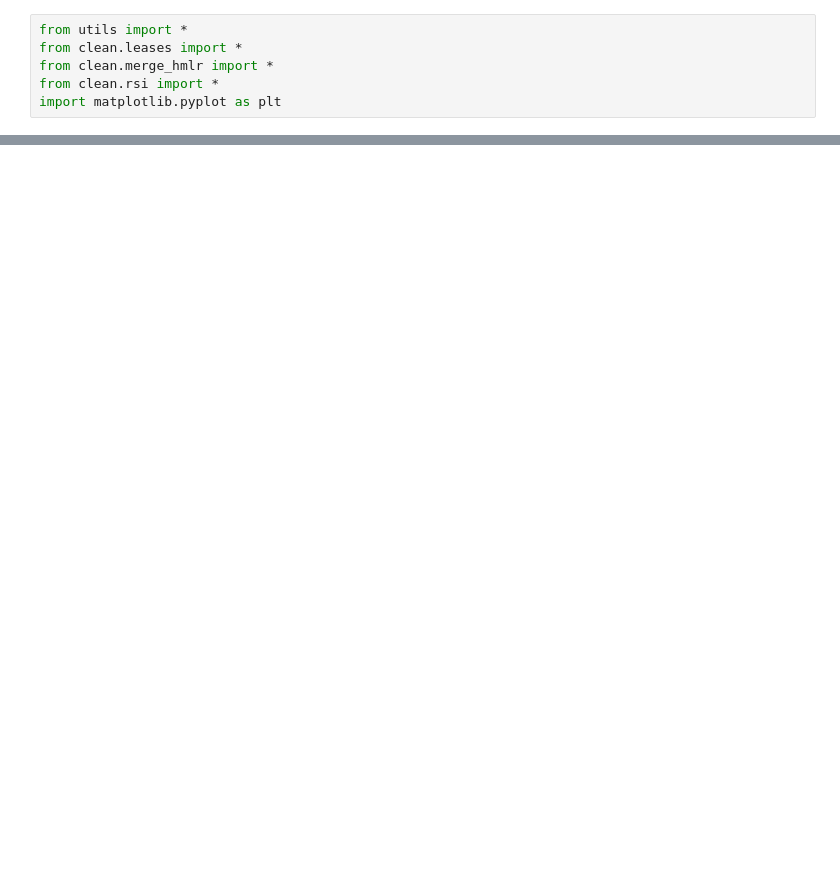
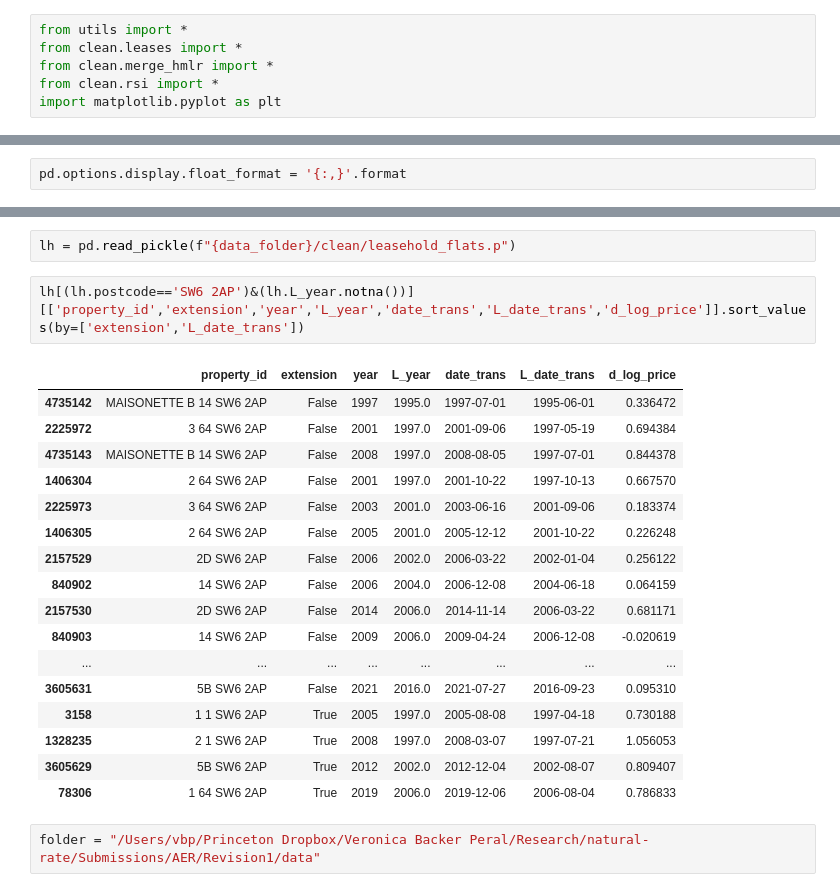
Before and after one commit to veronicabp/ystar-dynamics, a Jupyter notebook: code/scratch_work.ipynb, the cells around one changed output, grey strips where cells are left out. Saved outputs shown, nothing was run; the diff lists cells and outputs as text; blank space fills up the shorter version.

```diff
--- a/code/scratch_work.ipynb
+++ b/code/scratch_work.ipynb
@@ -331,0 +7,2 @@ plt.plot(x.date_trans, x.sh)
+# %%
+pd.options.display.float_format = '{:,}'.format
@@ -331,0 +96,24 @@ plt.plot(x.date_trans, x.sh)
+# %%
+lh = pd.read_pickle(f"{data_folder}/clean/leasehold_flats.p")
+# %%
+lh[(lh.postcode=='SW6 2AP')&(lh.L_year.notna())][['property_id','extension','year','L_year','date_trans','L_date_trans','d_log_price']].sort_values(by=['extension','L_date_trans'])
+# %% [output]
+|  | property_id | extension | year | L_year | date_trans | L_date_trans | d_log_price |
+| 4735142 | MAISONETTE B 14 SW6 2AP | False | 1997 | 1995.0 | 1997-07-01 | 1995-06-01 | 0.336472 |
+| 2225972 | 3 64 SW6 2AP | False | 2001 | 1997.0 | 2001-09-06 | 1997-05-19 | 0.694384 |
+| 4735143 | MAISONETTE B 14 SW6 2AP | False | 2008 | 1997.0 | 2008-08-05 | 1997-07-01 | 0.844378 |
+| 1406304 | 2 64 SW6 2AP | False | 2001 | 1997.0 | 2001-10-22 | 1997-10-13 | 0.667570 |
+| 2225973 | 3 64 SW6 2AP | False | 2003 | 2001.0 | 2003-06-16 | 2001-09-06 | 0.183374 |
+| 1406305 | 2 64 SW6 2AP | False | 2005 | 2001.0 | 2005-12-12 | 2001-10-22 | 0.226248 |
+| 2157529 | 2D SW6 2AP | False | 2006 | 2002.0 | 2006-03-22 | 2002-01-04 | 0.256122 |
+| 840902 | 14 SW6 2AP | False | 2006 | 2004.0 | 2006-12-08 | 2004-06-18 | 0.064159 |
+| 2157530 | 2D SW6 2AP | False | 2014 | 2006.0 | 2014-11-14 | 2006-03-22 | 0.681171 |
+| 840903 | 14 SW6 2AP | False | 2009 | 2006.0 | 2009-04-24 | 2006-12-08 | -0.020619 |
+| ... | ... | ... | ... | ... | ... | ... | ... |
+| 3605631 | 5B SW6 2AP | False | 2021 | 2016.0 | 2021-07-27 | 2016-09-23 | 0.095310 |
+| 3158 | 1 1 SW6 2AP | True | 2005 | 1997.0 | 2005-08-08 | 1997-04-18 | 0.730188 |
+| 1328235 | 2 1 SW6 2AP | True | 2008 | 1997.0 | 2008-03-07 | 1997-07-21 | 1.056053 |
+| 3605629 | 5B SW6 2AP | True | 2012 | 2002.0 | 2012-12-04 | 2002-08-07 | 0.809407 |
+| 78306 | 1 64 SW6 2AP | True | 2019 | 2006.0 | 2019-12-06 | 2006-08-04 | 0.786833 |
+# %%
+folder = "/Users/vbp/Princeton Dropbox/Veronica Backer Peral/Research/natural-rate/Submissions/AER/Revision1/data"
```
Also changed, not shown: parts of 63 cells of this notebook, 16 other files.
